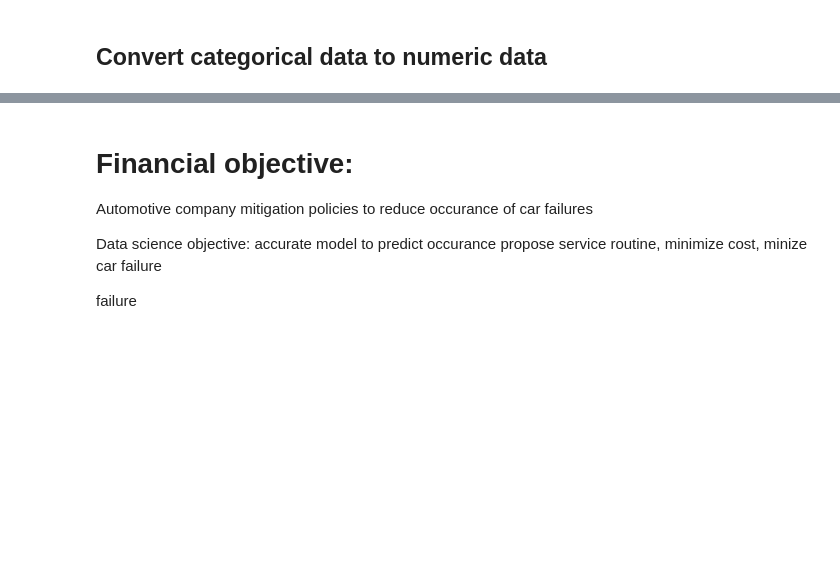
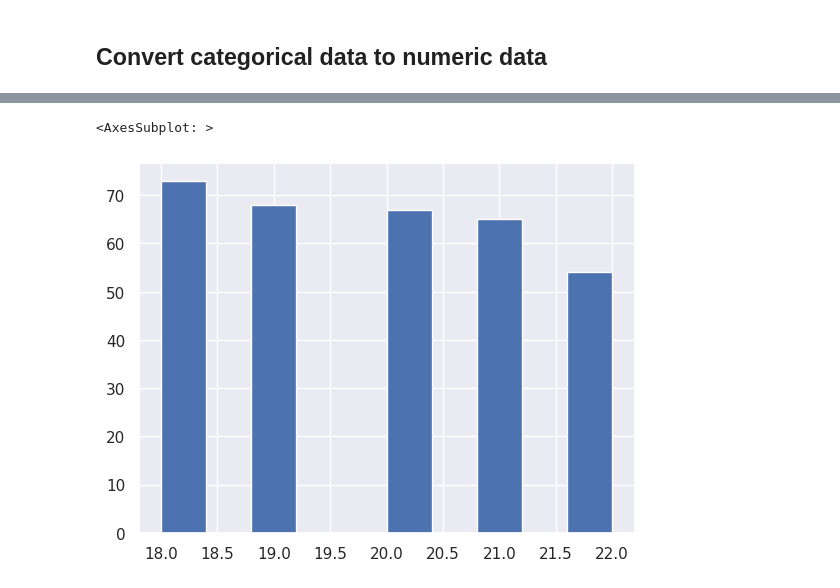
Before and after one commit to winwinteamclassroom/aiap-cardefects, a Jupyter notebook: eda.ipynb, the cells around one changed output, grey strips where cells are left out. Cells and saved outputs as stored; diff of their text form; code cells hidden in the pictures; blank space fills up the shorter version.

```diff
--- a/eda.ipynb
+++ b/eda.ipynb
@@ -306,19 +355,11 @@ df_total_fail.head()
-# %%
-sns.pairplot(df_total_fail, hue="Total_fail")
-sns.set(font_scale=1)
-plt.tight_layout()
-# %%
-df["RPM_abs"] = df.RPM.apply(lambda x: abs(x))
-feature_drop = ['Failure A', 'Failure B', 'Failure C', 'Failure D', 'Failure E', "RPM"]
-df_total_fail = df.drop(columns=feature_drop)
-sns.pairplot(df_total_fail,hue="Total_fail")
-sns.set(font_scale=1)
-# %% [markdown]
-# Financial objective:
-Automotive company mitigation policies to reduce occurance of car failures
-
-Data science objective:
-accurate model to predict occurance
-propose service routine, minimize cost, minize car failure
-
-failure
+# %%
+numerical_feature = ['RPM',
+    # 'Failure A', 'Failure B', 'Failure C', 'Failure D', 'Failure E',
+    'Mod_yy', 'Mod_num', 'Tem_celc', 'Color_num', 'Fac_ctry_num', 'Fac_city_num',
+    'Usage_num', 'Membership_num', 'Total_fail']
+dfn = df[numerical_feature]
+dfn[dfn.Membership_num==3]["Mod_yy"].hist()
+# print(dfn[dfn.Membership_num==3]["Total_fail"])
+# %% [output]
+<AxesSubplot: >
+[figure, added]
```
Also changed, not shown: parts of 45 cells of this notebook, 4 other files.
